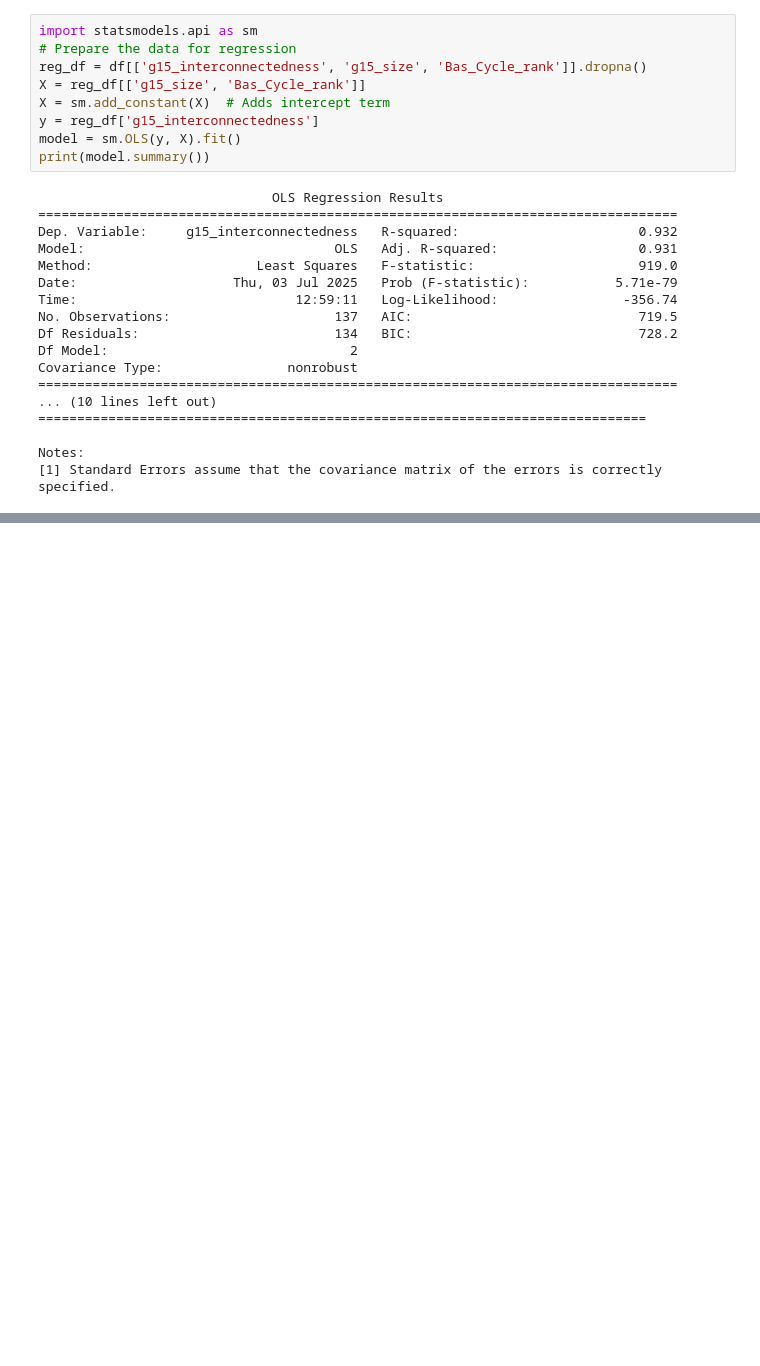
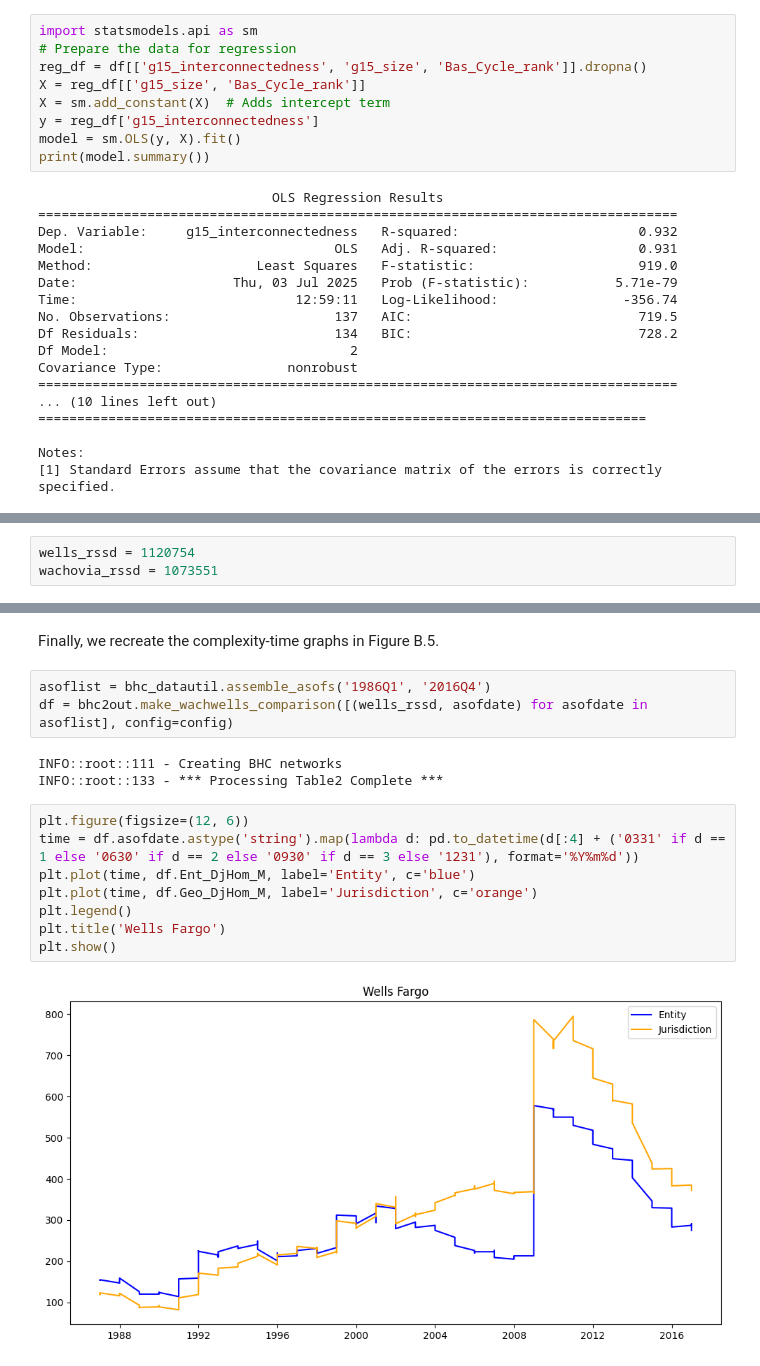
Before and after one commit to FinancialNetworkComplexity/bhccpx, a Jupyter notebook: bhccpx/examples/bhccpx.ipynb, the cells around one changed output, grey strips where cells are left out. Cells and saved outputs as stored; diff of their text form; blank space fills up the shorter version.

Commit message:
wells fargo and wachovia graphs

```diff
--- a/bhccpx/examples/bhccpx.ipynb
+++ b/bhccpx/examples/bhccpx.ipynb
@@ -271,0 +276,3 @@ Notes:
+# %%
+wells_rssd = 1120754
+wachovia_rssd = 1073551
@@ -271,0 +310,18 @@ Notes:
+# %% [markdown]
+Finally, we recreate the complexity-time graphs in Figure B.5.
+# %%
+asoflist = bhc_datautil.assemble_asofs('1986Q1', '2016Q4')
+df = bhc2out.make_wachwells_comparison([(wells_rssd, asofdate) for asofdate in asoflist], config=config)
+# %% [output]
+INFO::root::111 - Creating BHC networks
+INFO::root::133 - *** Processing Table2 Complete ***
+# %%
+plt.figure(figsize=(12, 6))
+time = df.asofdate.astype('string').map(lambda d: pd.to_datetime(d[:4] + ('0331' if d == 1 else '0630' if d == 2 else '0930' if d == 3 else '1231'), format='%Y%m%d'))
+plt.plot(time, df.Ent_DjHom_M, label='Entity', c='blue')
+plt.plot(time, df.Geo_DjHom_M, label='Jurisdiction', c='orange')
+plt.legend()
+plt.title('Wells Fargo')
+plt.show()
+# %% [output]
+[figure, added]
```
Also changed, not shown: parts of 6 cells of this notebook, 2 other files.
